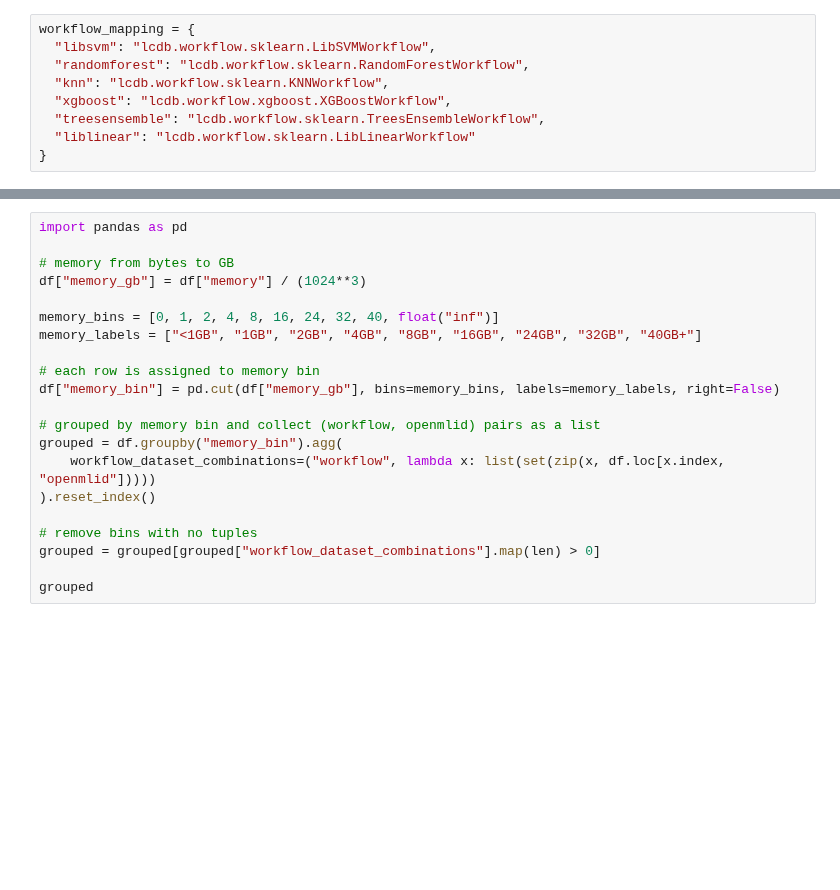
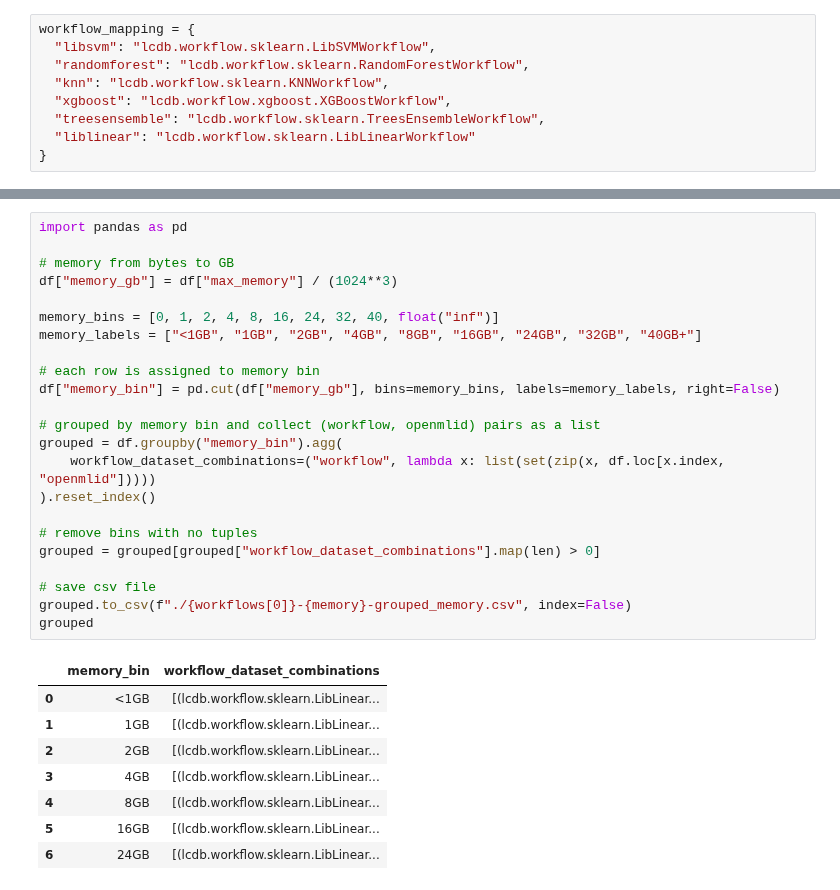
Before and after one commit to fmohr/lcdb, a Jupyter notebook: publications/2023-neurips/debug_test.ipynb, the cells around one changed output, grey strips where cells are left out. Drawn from its saved outputs; the diff is of its cells as text; blank space fills up the shorter version.

```diff
--- a/publications/2023-neurips/debug_test.ipynb
+++ b/publications/2023-neurips/debug_test.ipynb
@@ -59,21 +185,32 @@ grouped_workflow
 # %%
 import pandas as pd
 
 # memory from bytes to GB
-df["memory_gb"] = df["memory"] / (1024**3)
+df["memory_gb"] = df["max_memory"] / (1024**3)
 
 memory_bins = [0, 1, 2, 4, 8, 16, 24, 32, 40, float("inf")]
 memory_labels = ["<1GB", "1GB", "2GB", "4GB", "8GB", "16GB", "24GB", "32GB", "40GB+"]
 
 # each row is assigned to memory bin
 df["memory_bin"] = pd.cut(df["memory_gb"], bins=memory_bins, labels=memory_labels, right=False)
 
 # grouped by memory bin and collect (workflow, openmlid) pairs as a list
 grouped = df.groupby("memory_bin").agg(
     workflow_dataset_combinations=("workflow", lambda x: list(set(zip(x, df.loc[x.index, "openmlid"]))))
 ).reset_index()
 
 # remove bins with no tuples
 grouped = grouped[grouped["workflow_dataset_combinations"].map(len) > 0]
 
+# save csv file
+grouped.to_csv(f"./{workflows[0]}-{memory}-grouped_memory.csv", index=False)
 grouped
+# %% [output]
+|  | memory_bin | workflow_dataset_combinations |
+| 0 | <1GB | [(lcdb.workflow.sklearn.LibLinear... |
+| 1 | 1GB | [(lcdb.workflow.sklearn.LibLinear... |
+| 2 | 2GB | [(lcdb.workflow.sklearn.LibLinear... |
+| 3 | 4GB | [(lcdb.workflow.sklearn.LibLinear... |
+| 4 | 8GB | [(lcdb.workflow.sklearn.LibLinear... |
+| 5 | 16GB | [(lcdb.workflow.sklearn.LibLinear... |
+| 6 | 24GB | [(lcdb.workflow.sklearn.LibLinear... |
```
Also changed, not shown: parts of 11 cells of this notebook, 10 other files.
